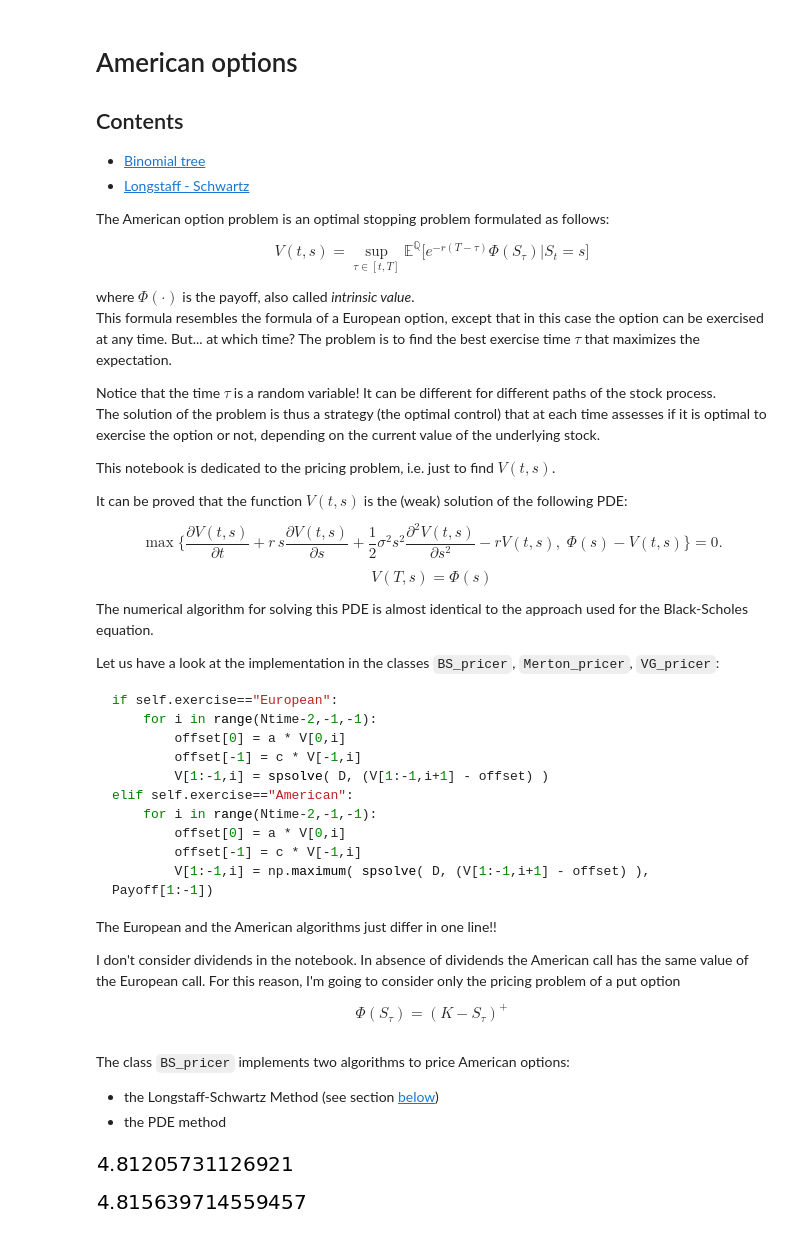
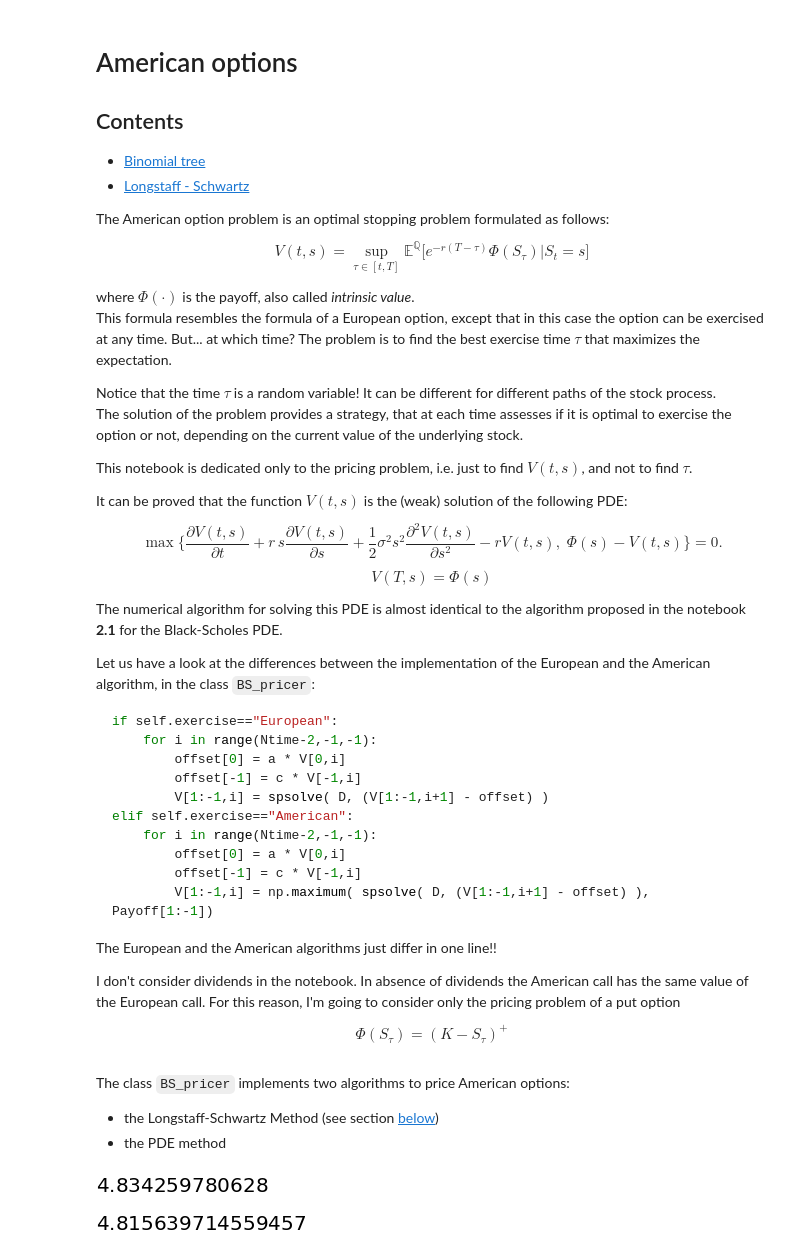
Before and after one commit to cantaro86/Financial-Models-Numerical-Methods, a Jupyter notebook: 2.3 American Options.ipynb, the cells around one changed output. Saved outputs shown, nothing was run; the diff lists cells and outputs as text; code cells hidden in the pictures.

````diff
--- a/2.3 American Options.ipynb
+++ b/2.3 American Options.ipynb
@@ -15,9 +15,9 @@ where $\Phi(\cdot)$ is the payoff, also called *intrinsic value*.
 This formula resembles the formula of a European option, except that in this case the option can be exercised at any time. But... at which time? The problem is to find the best exercise time $\tau$ that maximizes the expectation.
 
 Notice that the time $\tau$ is a random variable! It can be different for different paths of the stock process.
-The solution of the problem is thus a strategy (the optimal control) that at each time assesses if it is optimal to exercise the option or not, depending on the current value of the underlying stock.
+The solution of the problem provides a strategy, that at each time assesses if it is optimal to exercise the option or not, depending on the current value of the underlying stock.
 
-This notebook is dedicated to the pricing problem, i.e. just to find $V(t,s)$.
+This notebook is dedicated only to the pricing problem, i.e. just to find $V(t,s)$, and not to find $\tau$.
 
 It can be proved that the function $V(t,s)$ is the (weak) solution of the following PDE:
 
@@ -30,9 +30,9 @@ It can be proved that the function $V(t,s)$ is the (weak) solution of the follow
 
 $$ V(T,s) = \Phi(s) $$
 
-The numerical algorithm for solving this PDE is almost identical to the approach used for the Black-Scholes equation.
+The numerical algorithm for solving this PDE is almost identical to the algorithm proposed in the notebook **2.1** for the Black-Scholes PDE.
 
-Let us have a look at the implementation in the classes `BS_pricer`, `Merton_pricer`, `VG_pricer`:
+Let us have a look at the differences between the implementation of the European and the American algorithm, in the class `BS_pricer`:
 
 ```python
 if self.exercise=="European":
@@ -79,9 +79,9 @@ The class `BS_pricer` implements two algorithms to price American options:
 - the Longstaff-Schwartz Method (see section [below](#sec2))
 - the PDE method
 # %%
-BS.LSM()    # Longstaff Schwartz Method
+BS.LSM(N=10000, paths=10000, order=2)  # Longstaff Schwartz Method
 # %% [output]
-[figure, old version]
+[figure, new version]
 # %%
 BS.PDE_price((7000,5000))
 # %% [output]
````
Also changed, not shown: parts of 2 cells of this notebook, 22 other files.
